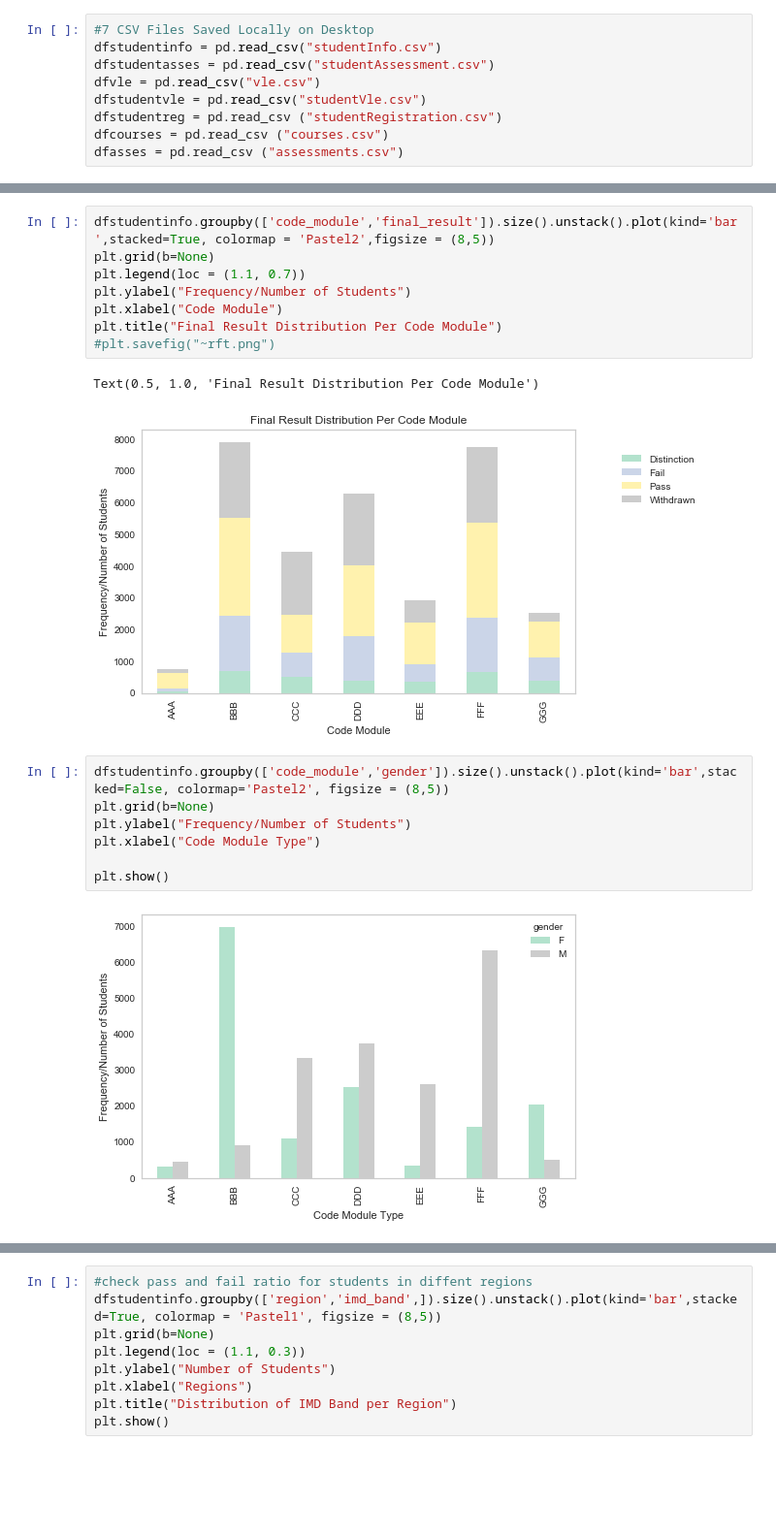
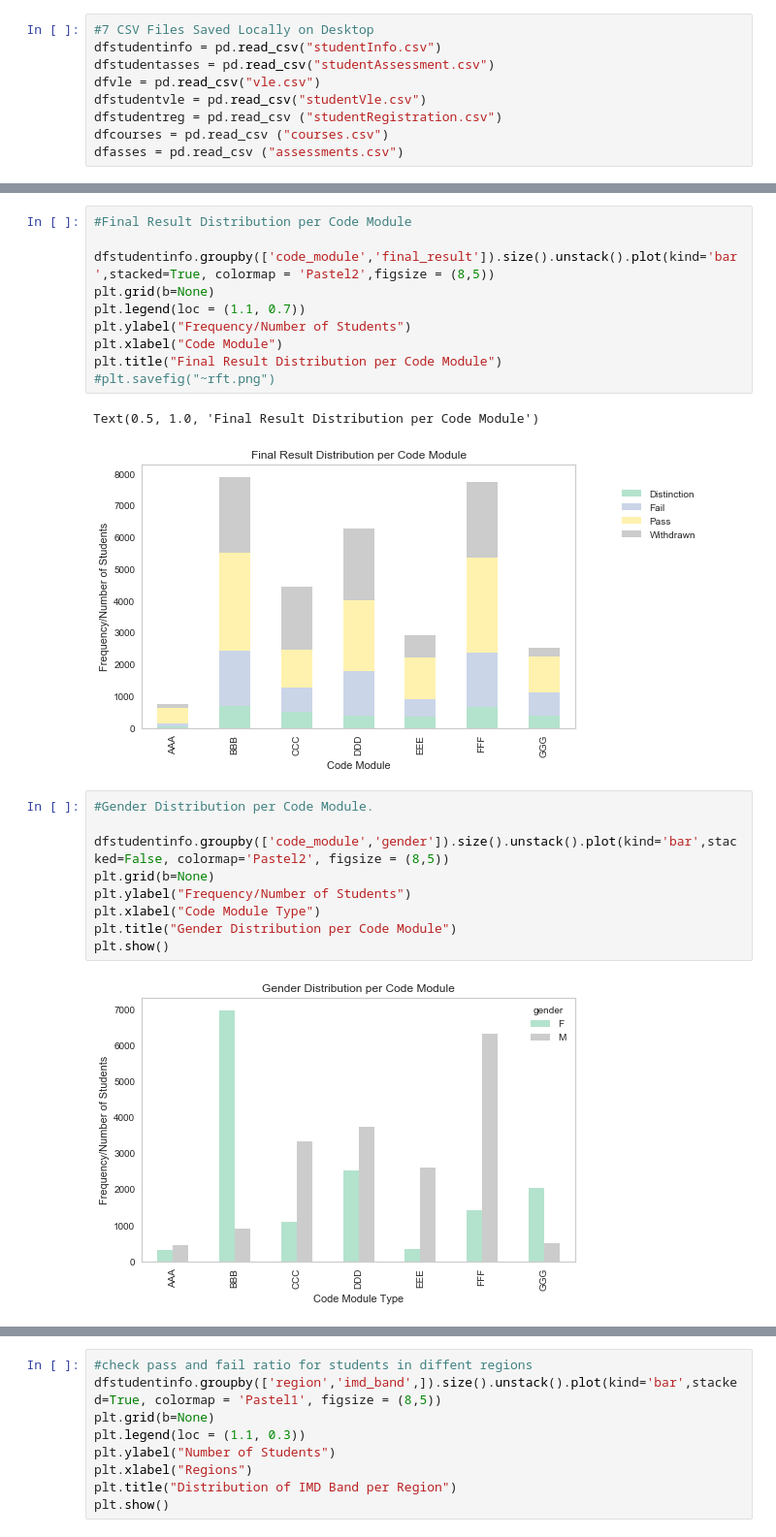
Before and after one commit to riveramarc1986/Capstone-Project-EDA-Notebooks, a Jupyter notebook: Phase 1 Exploratory Data Analysis.ipynb, the cells around one changed output, grey strips where cells are left out. Shown at 97% size. Drawn from its saved outputs; the diff is of its cells as text; blank space fills up the shorter version.

```diff
--- a/Phase 1 Exploratory Data Analysis.ipynb
+++ b/Phase 1 Exploratory Data Analysis.ipynb
@@ -143,21 +230,25 @@ plt.show()
 # %%
+#Final Result Distribution per Code Module
+
 dfstudentinfo.groupby(['code_module','final_result']).size().unstack().plot(kind='bar',stacked=True, colormap = 'Pastel2',figsize = (8,5))
 plt.grid(b=None)
 plt.legend(loc = (1.1, 0.7))
 plt.ylabel("Frequency/Number of Students")
 plt.xlabel("Code Module")
-plt.title("Final Result Distribution Per Code Module")
+plt.title("Final Result Distribution per Code Module")
 #plt.savefig("~rft.png")
 # %% [output]
-Text(0.5, 1.0, 'Final Result Distribution Per Code Module')
+Text(0.5, 1.0, 'Final Result Distribution per Code Module')
 [figure]
 # %%
+#Gender Distribution per Code Module.
+
 dfstudentinfo.groupby(['code_module','gender']).size().unstack().plot(kind='bar',stacked=False, colormap='Pastel2', figsize = (8,5))
 plt.grid(b=None)
 plt.ylabel("Frequency/Number of Students")
 plt.xlabel("Code Module Type")
-
+plt.title("Gender Distribution per Code Module")
 plt.show()
 # %% [output]
-[figure, old version]
+[figure, new version]
 # %%
```
Also changed, not shown: parts of 32 cells of this notebook.
